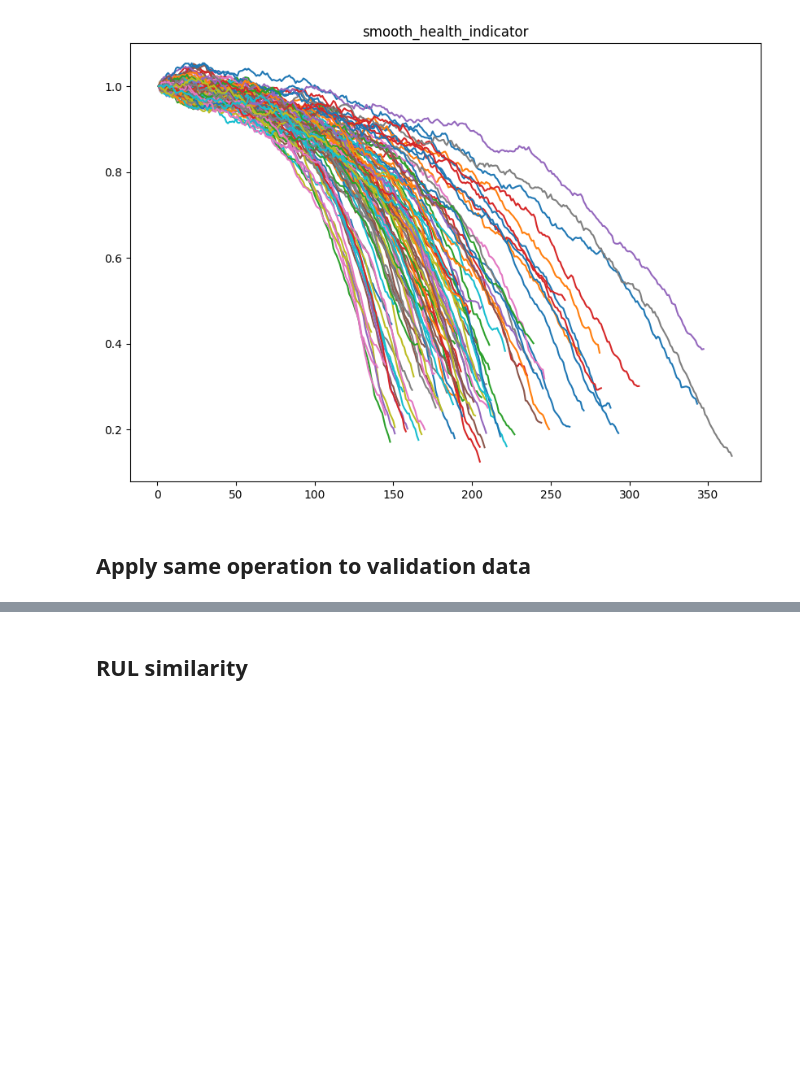
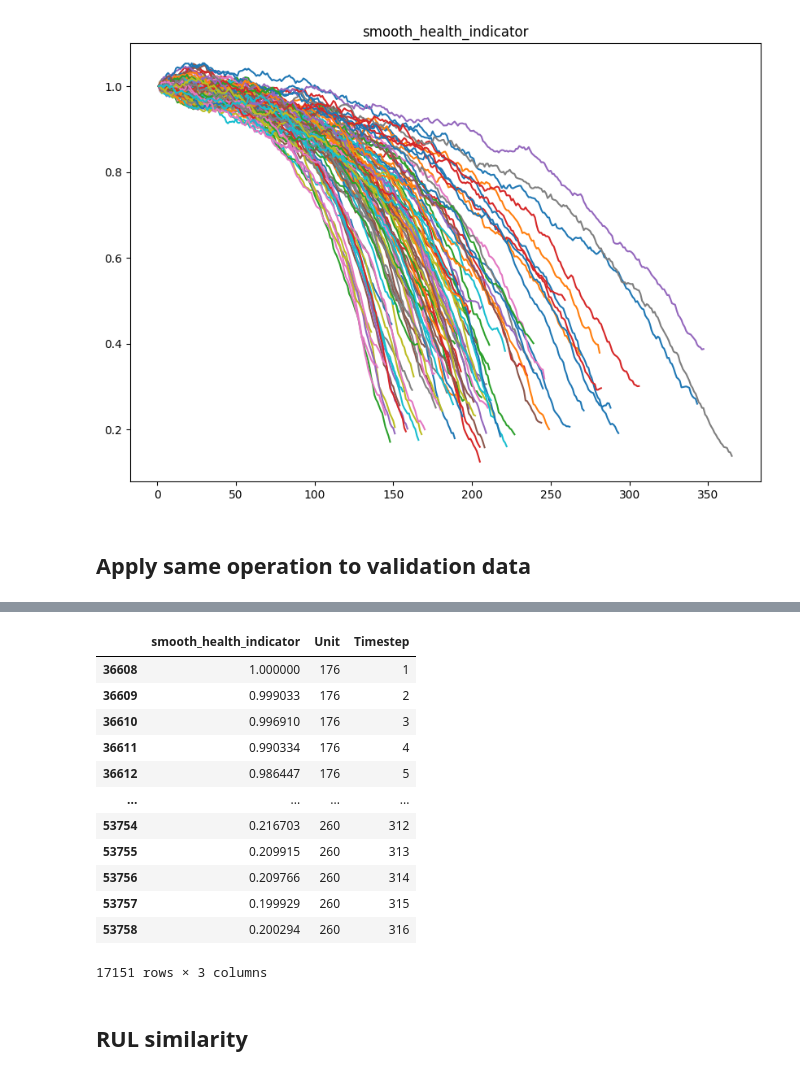
Before and after one commit to 2ThuyThuy/RUL_estimation, a Jupyter notebook: reseach model/Similarity model/create pipeline to reseach and make model.ipynb, the cells around one changed output, grey strips where cells are left out. Saved outputs shown, nothing was run; the diff lists cells and outputs as text; code cells hidden in the pictures; blank space fills up the shorter version.

```diff
--- a/reseach model/Similarity model/create pipeline to reseach and make model.ipynb
+++ b/reseach model/Similarity model/create pipeline to reseach and make model.ipynb
@@ -287,4 +341,20 @@ validationDataNormalized = load_Normalization(validationData)
 # %%
 validataionDataToFused = degradationSensorFusion(validationDataNormalized, sensorToFuse, weights)
+# %%
+validataionDataToFused
+# %% [output]
+|  | smooth_health_indicator | Unit | Timestep |
+| 36608 | 1.000000 | 176 | 1 |
+| 36609 | 0.999033 | 176 | 2 |
+| 36610 | 0.996910 | 176 | 3 |
+| 36611 | 0.990334 | 176 | 4 |
+| 36612 | 0.986447 | 176 | 5 |
+| ... | ... | ... | ... |
+| 53754 | 0.216703 | 260 | 312 |
+| 53755 | 0.209915 | 260 | 313 |
+| 53756 | 0.209766 | 260 | 314 |
+| 53757 | 0.199929 | 260 | 315 |
+| 53758 | 0.200294 | 260 | 316 |
+17151 rows × 3 columns
 # %% [markdown]
 ## RUL similarity
```
Also changed, not shown: parts of 27 cells of this notebook, 42 other files.
